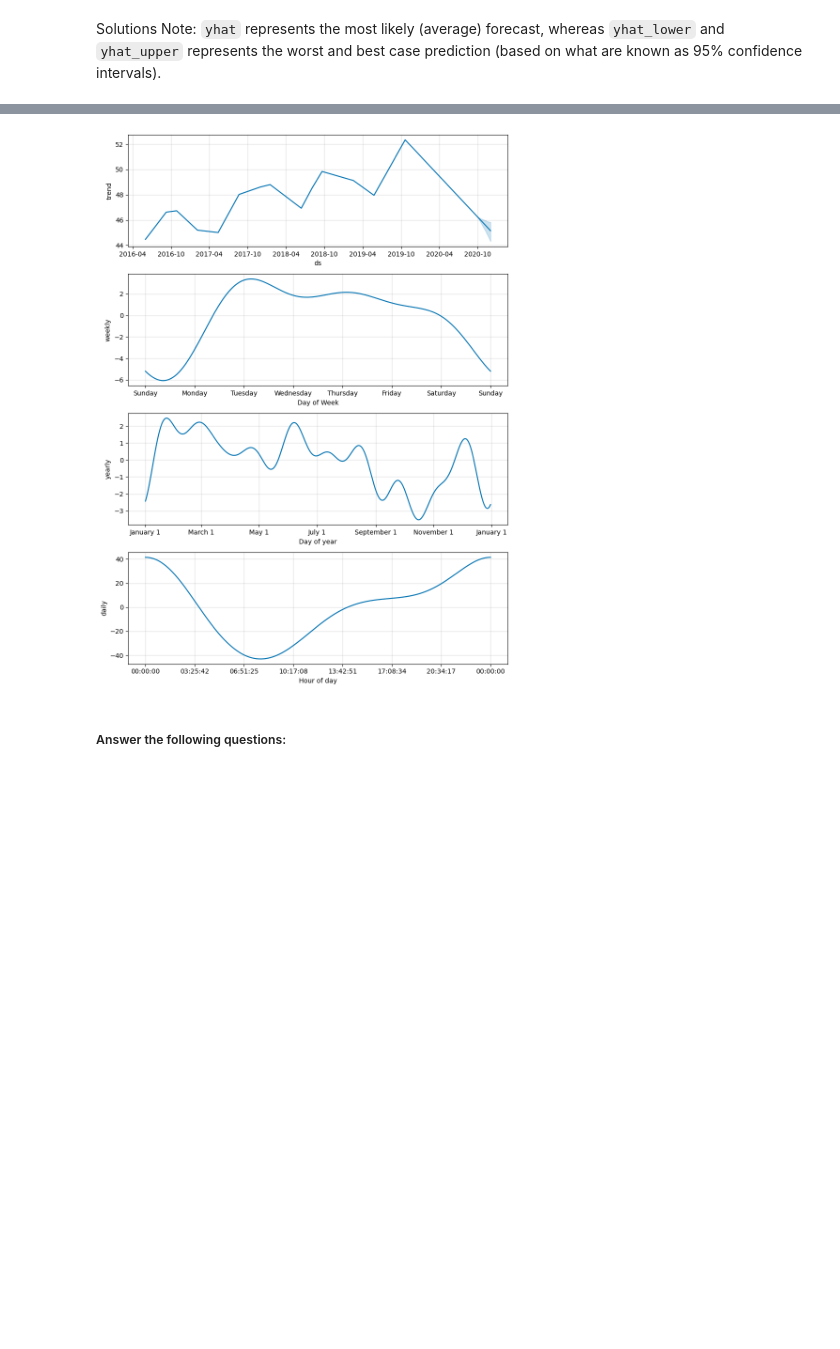
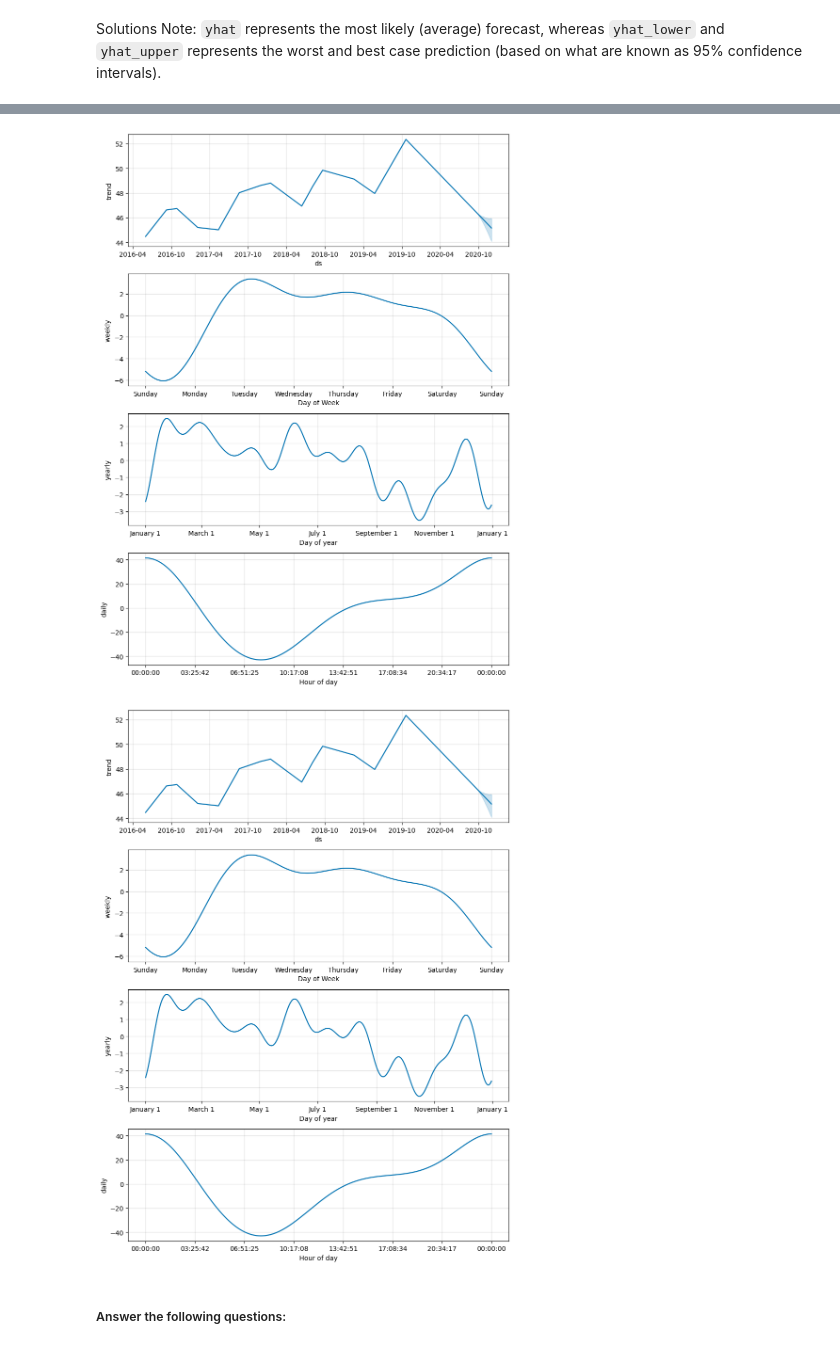
Before and after one commit to ronak-cmbyk/prophet-challenge, a Jupyter notebook: forecasting_net_prophet.ipynb, the cells around one changed output, grey strips where cells are left out. Drawn from its saved outputs; the diff is of its cells as text; code cells hidden in the pictures; blank space fills up the shorter version.

```diff
--- a/forecasting_net_prophet.ipynb
+++ b/forecasting_net_prophet.ipynb
@@ -325,3 +428,4 @@ Now, you need to produce a time series model that analyzes and forecasts pattern
 # %%
 # Fit the time-series model.
+model.fit(mercado_prophet_df)
 # %% [output]
@@ -338,9 +442,10 @@ INFO:cmdstanpy:Chain [1] done processing
 # %%
 # Create a future dataframe to hold predictions
 # Make the prediction go out as far as 2000 hours (approx 80 days)
-
+future_mercado_trends = model.make_future_dataframe(periods=2000, freq='H')
 
 # View the last five rows of the future_mercado_trends DataFrame
+future_mercado_trends.tail()
 # %% [output]
 |  | ds |
 | 39101 | 2020-11-30 04:00:00 |
@@ -350,8 +455,9 @@ INFO:cmdstanpy:Chain [1] done processing
 | 39105 | 2020-11-30 08:00:00 |
 # %%
 # Make the predictions for the trend data using the future_mercado_trends DataFrame
-
+forecast_mercado_trends = model.predict(future_mercado_trends)
 
 # Display the first five rows of the forecast_mercado_trends DataFrame
+forecast_mercado_trends.head()
 # %% [output]
 |  | ds | trend | yhat_lower | yhat_upper | trend_lower | trend_upper | additive_terms | ... |
@@ -384,9 +491,10 @@ INFO:cmdstanpy:Chain [1] done processing
 * What's the lowest point for search traffic in the calendar year?
 # %%
 # Set the index in the forecast_mercado_trends DataFrame to the ds datetime column
-
+forecast_mercado_trends = forecast_mercado_trends.set_index('ds')
 
 # View the only the yhat,yhat_lower and yhat_upper columns from the DataFrame
+forecast_mercado_trends[['yhat', 'yhat_lower', 'yhat_upper']]
 # %% [output]
 |  | yhat | yhat_lower | yhat_upper |
 | ds |  |  |  |
@@ -406,11 +522,13 @@ Solutions Note: `yhat` represents the most likely (average) forecast, whereas `y
 # %%
 # Reset the index in the forecast_mercado_trends DataFrame
-
+forecast_mercado_trends = forecast_mercado_trends.reset_index()
 
 # Use the plot_components function to visualize the forecast results
 # for the forecast_mercado_trends DataFrame
+model.plot_components(forecast_mercado_trends)
 # %% [output]
-[figure, old version]
+[figure, new version]
+[figure, added]
 # %% [markdown]
 ##### Answer the following questions:
 # %% [markdown]
```
Also changed, not shown: parts of 32 cells of this notebook.
